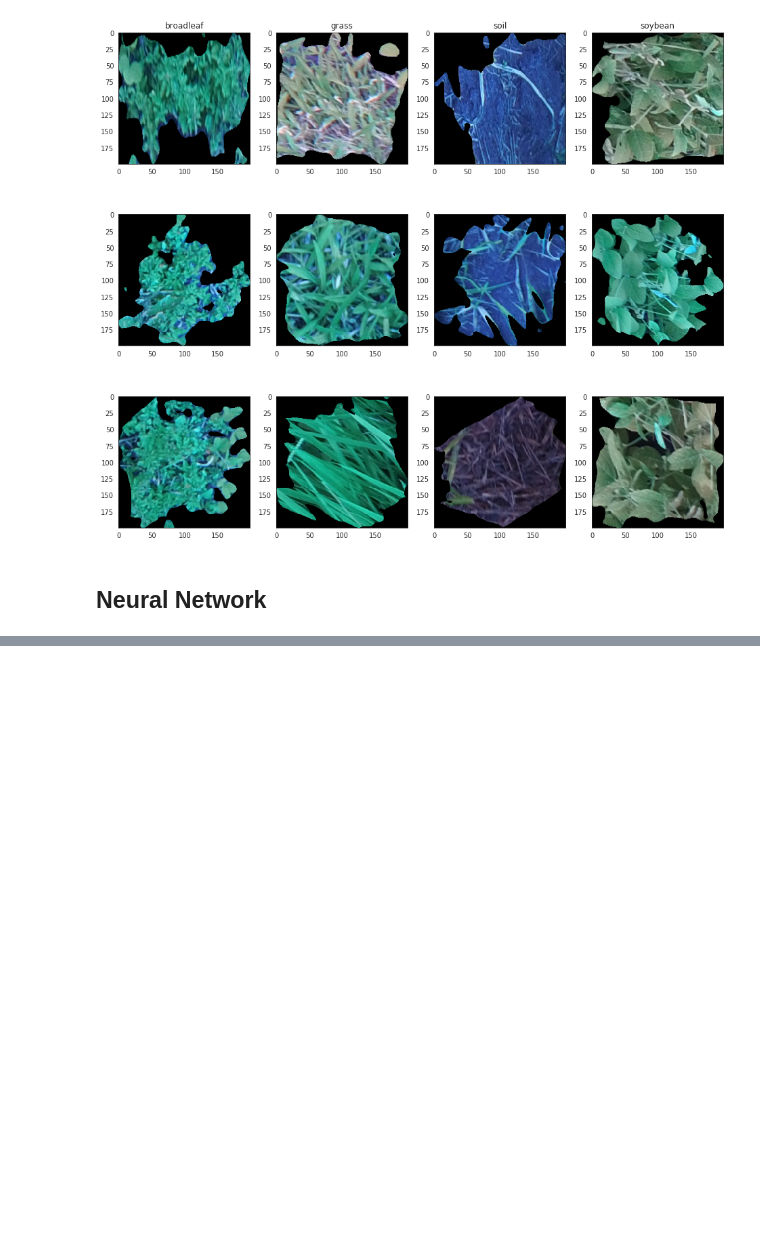
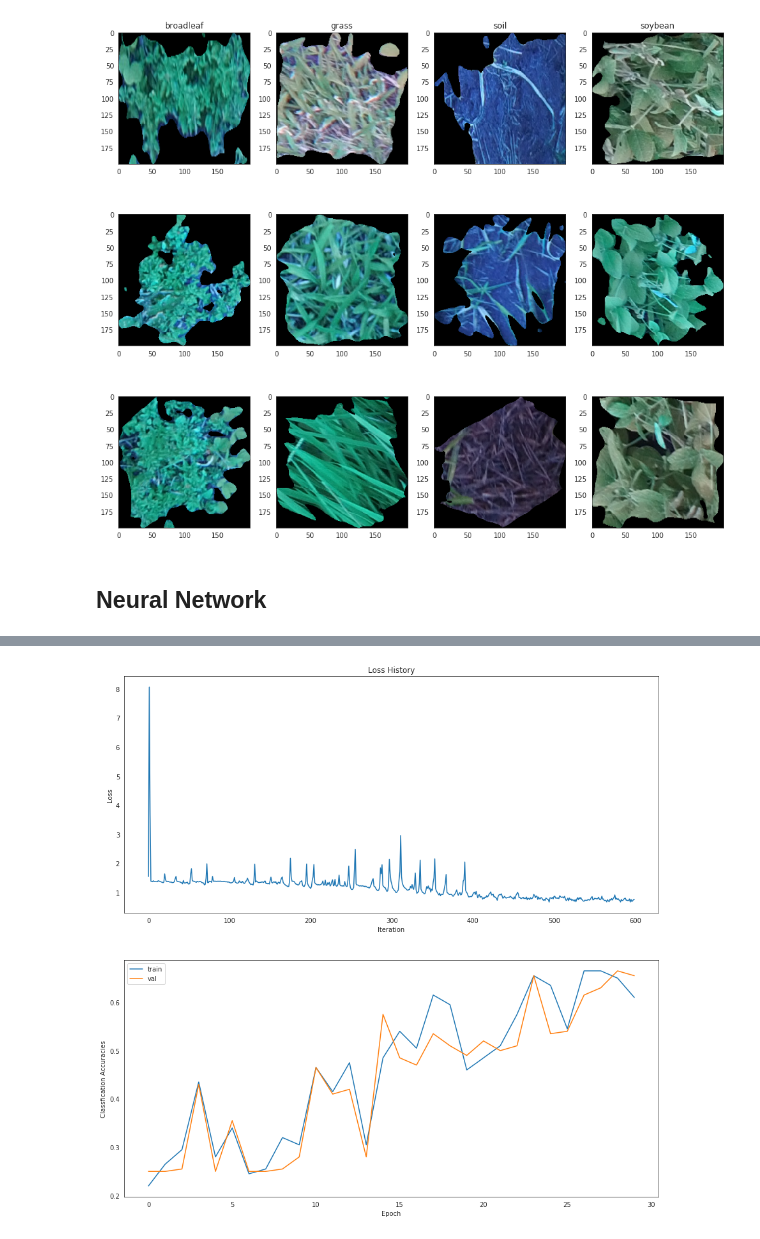
Before and after one commit to reemaratnani/Building-Neural-Network-Numpy, a Jupyter notebook: Plant_Image_Classifier_NeuralNetwork.ipynb, the cells around one changed output, grey strips where cells are left out. Saved outputs shown, nothing was run; the diff lists cells and outputs as text; code cells hidden in the pictures; blank space fills up the shorter version.

```diff
--- a/Plant_Image_Classifier_NeuralNetwork.ipynb
+++ b/Plant_Image_Classifier_NeuralNetwork.ipynb
@@ -170,0 +421,18 @@ plt.show()
+# %%
+# plot loss history and train/ validation accuracies history
+plt.rcParams['figure.figsize'] = (15.0, 15.0) # set default size of plots
+plt.subplot(2,1,1)
+plt.plot(best_stats['loss_hist'])
+plt.title('Loss History')
+plt.xlabel('Iteration')
+plt.ylabel('Loss')
+
+plt.subplot(2,1,2)
+plt.plot(best_stats['train_acc_hist'], label='train')
+plt.plot(best_stats['val_acc_hist'], label='val')
+plt.xlabel('Epoch')
+plt.ylabel('Classfication Accuracies')
+plt.legend()
+plt.show()
+# %% [output]
+[figure, added]
```
Also changed, not shown: parts of 6 cells of this notebook.
